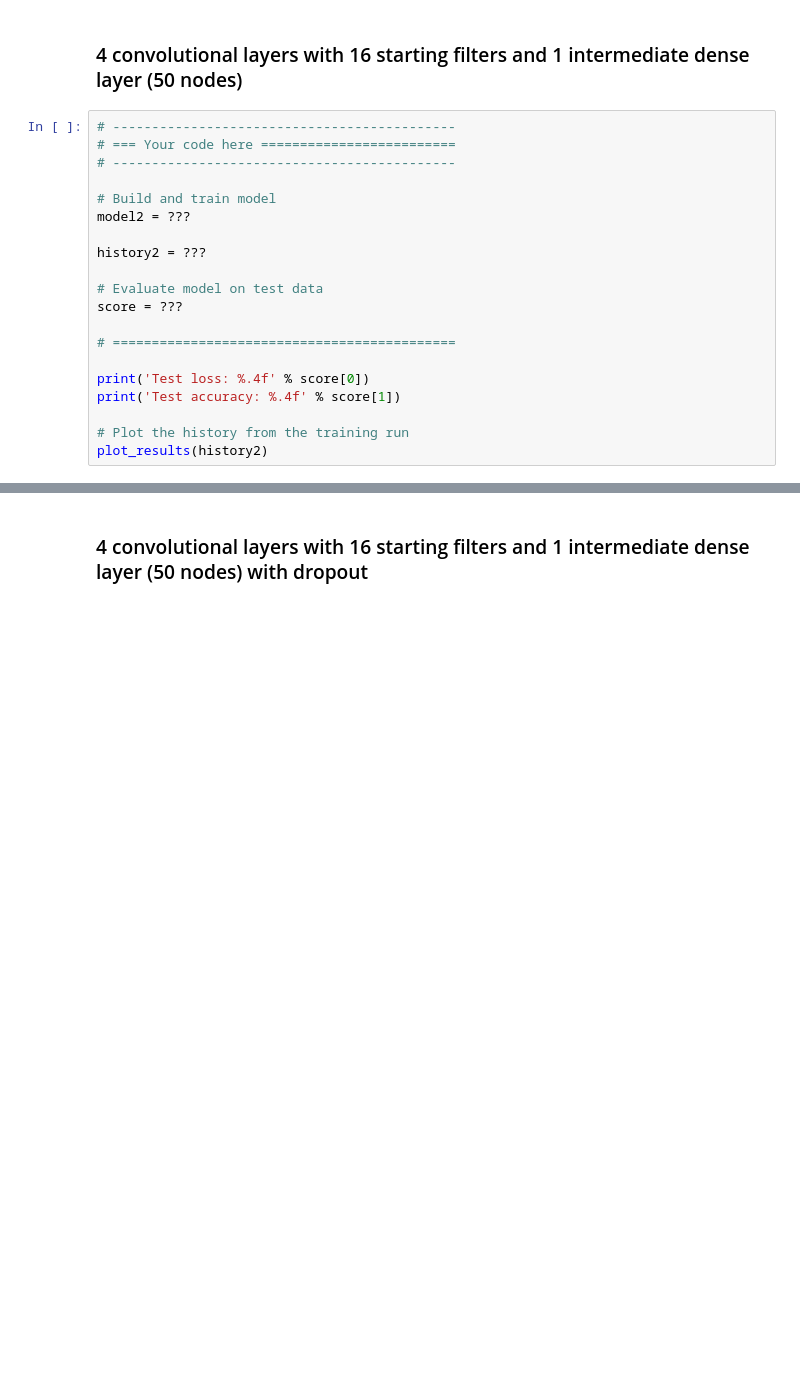
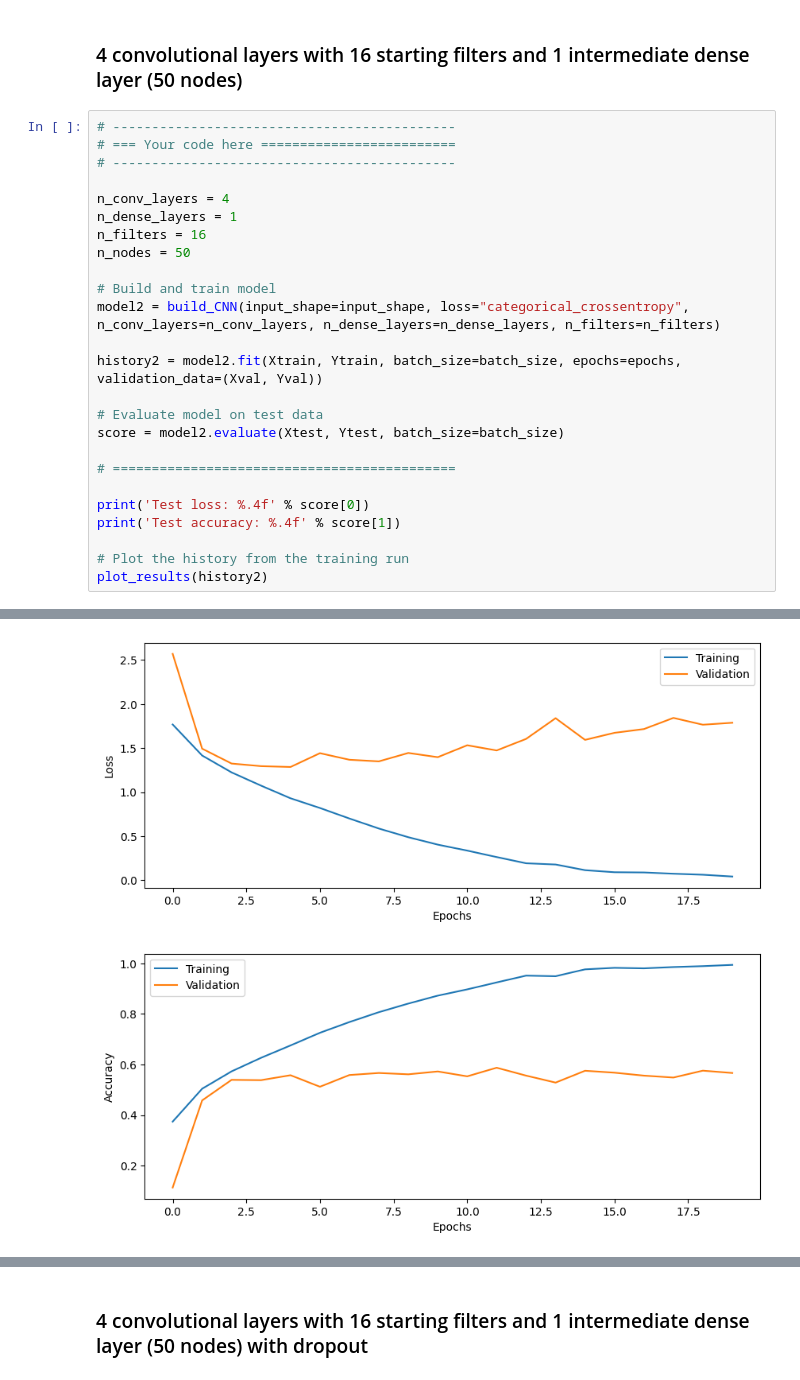
Before and after one commit to jakli758/dl_lab1, a Jupyter notebook: lab3/CNN_Lab.ipynb, the cells around one changed output, grey strips where cells are left out. Cells and saved outputs as stored; diff of their text form; blank space fills up the shorter version.

```diff
--- a/lab3/CNN_Lab.ipynb
+++ b/lab3/CNN_Lab.ipynb
@@ -469,13 +571,18 @@ plot_results(history1)
 # === Your code here =========================
 # --------------------------------------------
 
+n_conv_layers = 4
+n_dense_layers = 1
+n_filters = 16
+n_nodes = 50
+
 # Build and train model
-model2 = ???
+model2 = build_CNN(input_shape=input_shape, loss="categorical_crossentropy", n_conv_layers=n_conv_layers, n_dense_layers=n_dense_layers, n_filters=n_filters)
 
-history2 = ???
+history2 = model2.fit(Xtrain, Ytrain, batch_size=batch_size, epochs=epochs, validation_data=(Xval, Yval))
 
 # Evaluate model on test data
-score = ???
+score = model2.evaluate(Xtest, Ytest, batch_size=batch_size)
 
 # ============================================
 
@@ -484,3 +591,4 @@ print('Test accuracy: %.4f' % score[1])
 
 # Plot the history from the training run
 plot_results(history2)
+# %% [output]
@@ -486,0 +612,2 @@ plot_results(history2)
+[figure, added]
+[figure, added]
```
Also changed, not shown: parts of 22 cells of this notebook, 1 other file.
